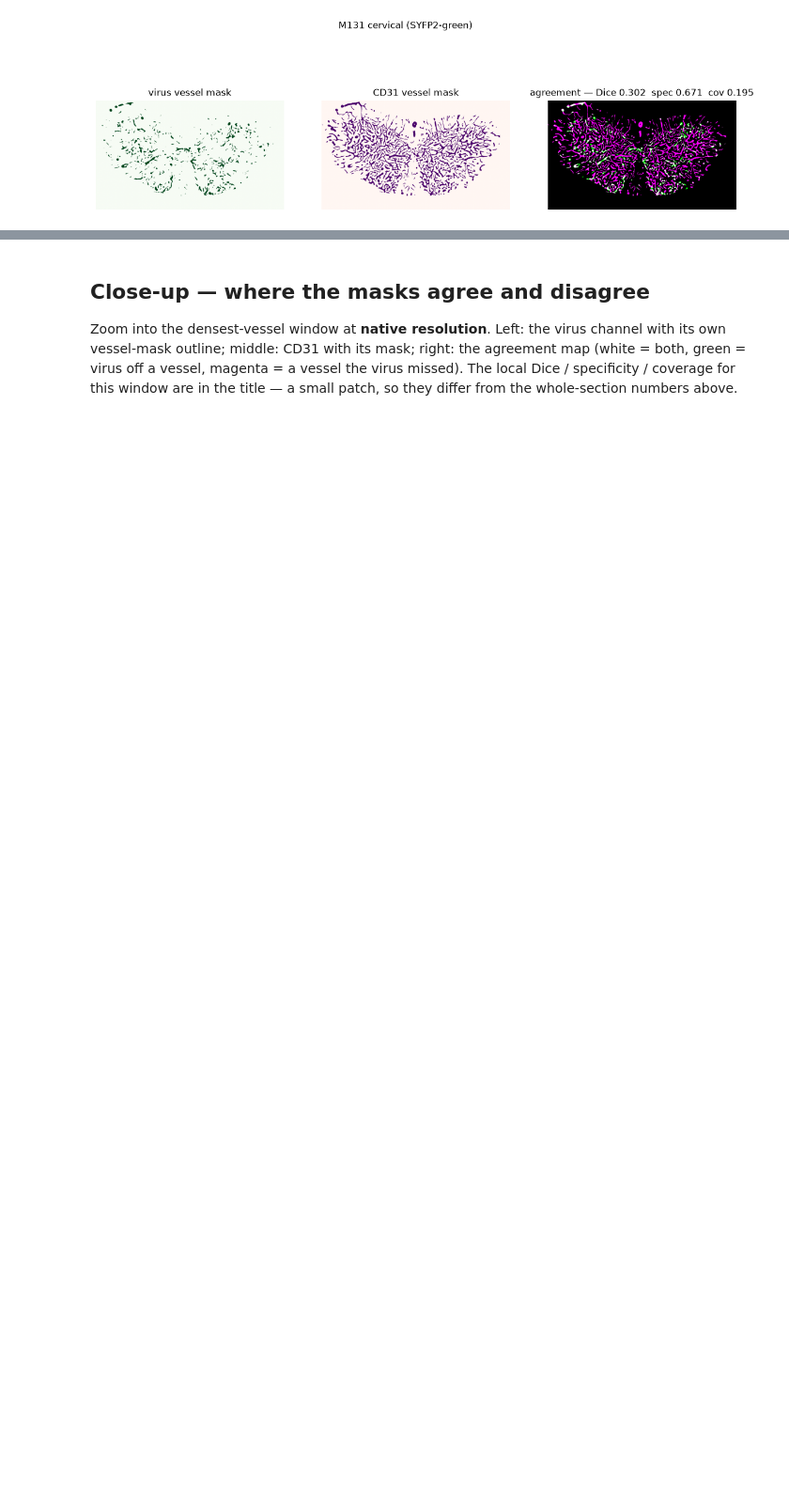
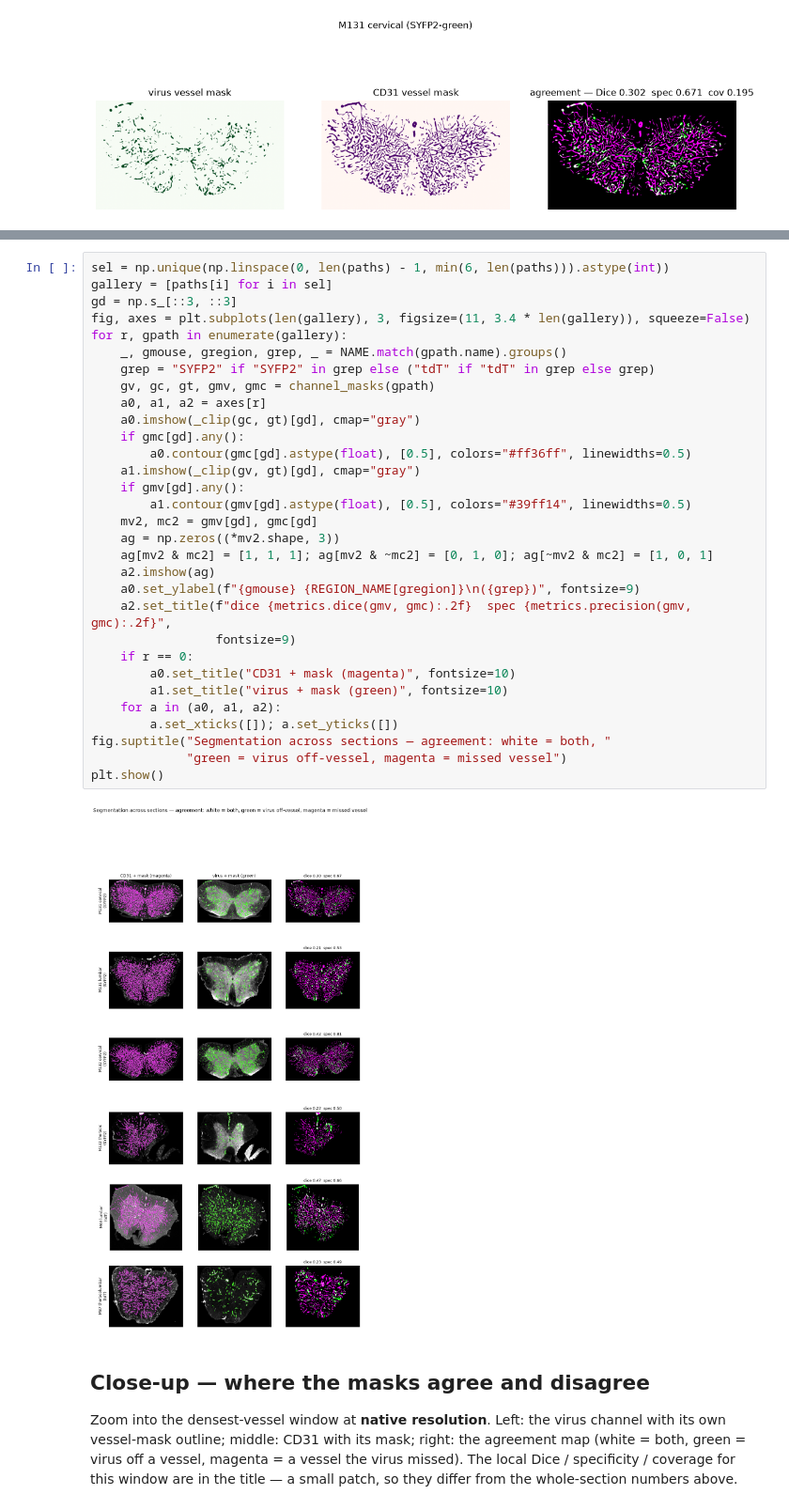
Before and after one commit to UCI-XuLab/blood-vessel-processing, a Jupyter notebook: notebooks/dice_between_channels.ipynb, the cells around one changed output, grey strips where cells are left out. Shown at 94% size. Saved outputs shown, nothing was run; the diff lists cells and outputs as text; blank space fills up the shorter version.

```diff
--- a/notebooks/dice_between_channels.ipynb
+++ b/notebooks/dice_between_channels.ipynb
@@ -176,3 +184,36 @@ plt.show()
+# %%
+sel = np.unique(np.linspace(0, len(paths) - 1, min(6, len(paths))).astype(int))
+gallery = [paths[i] for i in sel]
+gd = np.s_[::3, ::3]
+fig, axes = plt.subplots(len(gallery), 3, figsize=(11, 3.4 * len(gallery)), squeeze=False)
+for r, gpath in enumerate(gallery):
+    _, gmouse, gregion, grep, _ = NAME.match(gpath.name).groups()
+    grep = "SYFP2" if "SYFP2" in grep else ("tdT" if "tdT" in grep else grep)
+    gv, gc, gt, gmv, gmc = channel_masks(gpath)
+    a0, a1, a2 = axes[r]
+    a0.imshow(_clip(gc, gt)[gd], cmap="gray")
+    if gmc[gd].any():
+        a0.contour(gmc[gd].astype(float), [0.5], colors="#ff36ff", linewidths=0.5)
+    a1.imshow(_clip(gv, gt)[gd], cmap="gray")
+    if gmv[gd].any():
+        a1.contour(gmv[gd].astype(float), [0.5], colors="#39ff14", linewidths=0.5)
+    mv2, mc2 = gmv[gd], gmc[gd]
+    ag = np.zeros((*mv2.shape, 3))
+    ag[mv2 & mc2] = [1, 1, 1]; ag[mv2 & ~mc2] = [0, 1, 0]; ag[~mv2 & mc2] = [1, 0, 1]
+    a2.imshow(ag)
+    a0.set_ylabel(f"{gmouse} {REGION_NAME[gregion]}\n({grep})", fontsize=9)
+    a2.set_title(f"dice {metrics.dice(gmv, gmc):.2f}  spec {metrics.precision(gmv, gmc):.2f}",
+                 fontsize=9)
+    if r == 0:
+        a0.set_title("CD31 + mask (magenta)", fontsize=10)
+        a1.set_title("virus + mask (green)", fontsize=10)
+    for a in (a0, a1, a2):
+        a.set_xticks([]); a.set_yticks([])
+fig.suptitle("Segmentation across sections — agreement: white = both, "
+             "green = virus off-vessel, magenta = missed vessel")
+plt.show()
+# %% [output]
+[figure, added]
 # %% [markdown]
 ## Close-up — where the masks agree and disagree
 
```
Also changed, not shown: parts of 1 cell of this notebook, 1 other file.
